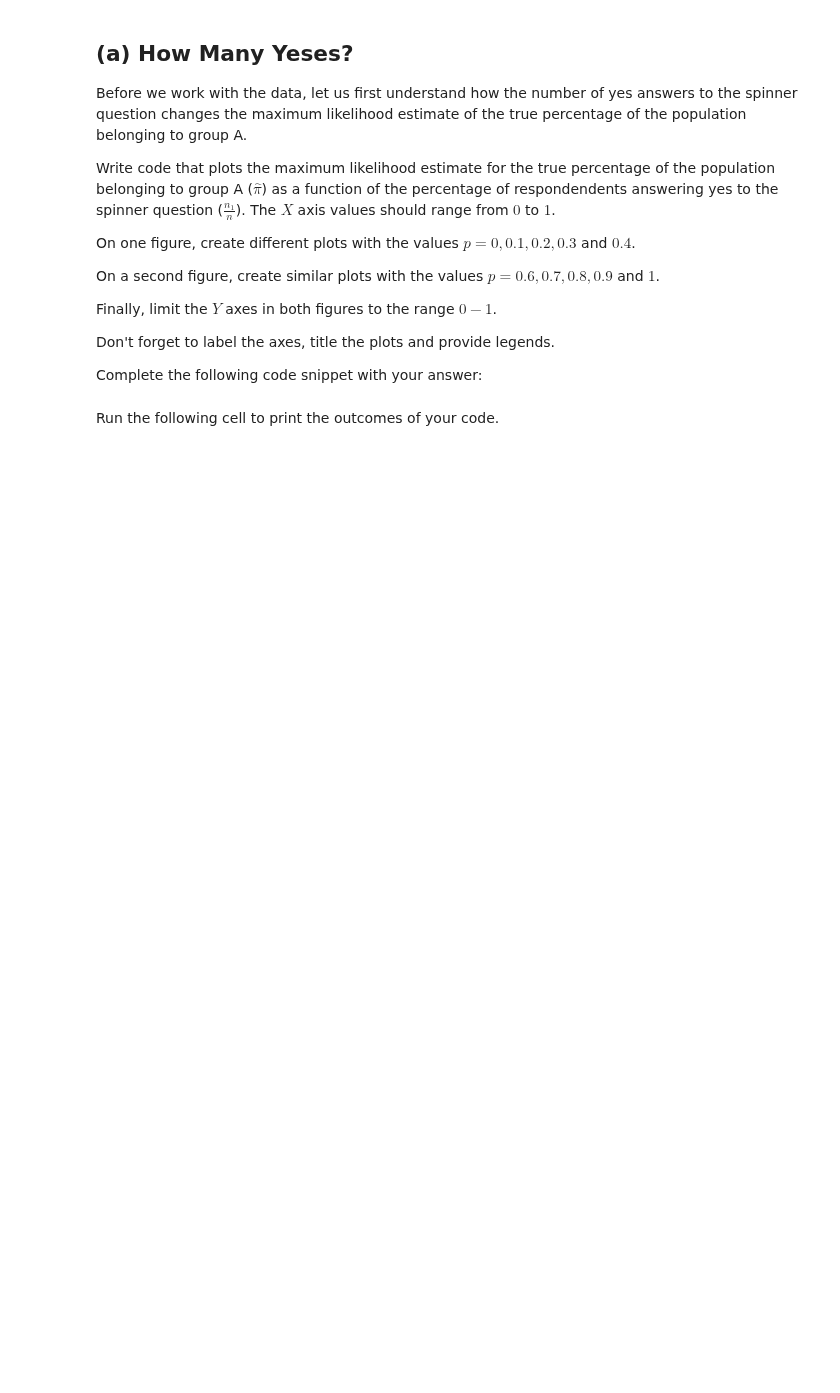
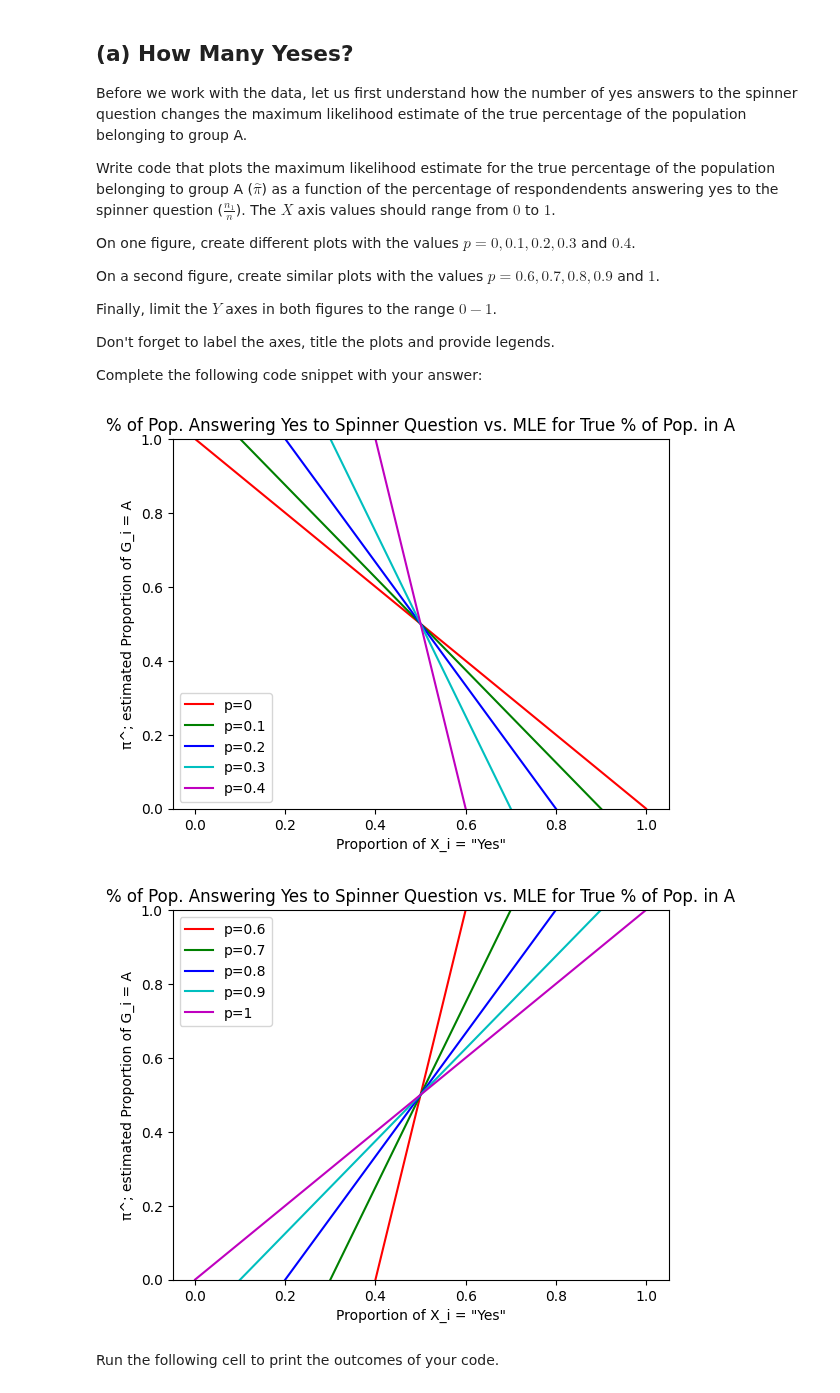
Before and after one commit to KJWesthoff/233LabTaskForce, a Jupyter notebook: lab1/Lab1.ipynb, the cells around one changed output. Saved outputs shown, nothing was run; the diff lists cells and outputs as text; code cells hidden in the pictures; blank space fills up the shorter version.

Commit message:
Create plots for 2a

```diff
--- a/lab1/Lab1.ipynb
+++ b/lab1/Lab1.ipynb
@@ -380,15 +371,42 @@ Don't forget to label the axes, title the plots and provide legends.
 
 Complete the following code snippet with your answer:
 # %%
-p2a_figure_1 = pyplot.figure();
 # Your solution goes here for p=0-0.4
-def p_hat(p,n,n_1):
-    term1 = n_1/(n*(2*p-1))
-    term2= (p-1)/(2*p-1)
-    return term1 + term2
+def pi_hat(p, n1_over_n):
+  # A bit hacky, we're calculating the function in
+  # terms of p and the proportion n_1 / n
+  term1 = n1_over_n / (2 * p - 1)
+  term2 = (p - 1) / (2 * p - 1)
+  return term1 + term2
 
-p2a_figure_2 = pyplot.figure();
+def create_plot(plot, p_vals, key_loc='lower left'):
+  colors = ['r', 'g', 'b', 'c', 'm', 'y', 'k', 'w']
+
+  x = numpy.linspace(0, 1, 50)
+  ax = plot.add_subplot(1, 1, 1)
+  ax.set_ylim([0, 1])
+
+  for p in p_vals:
+    y = pi_hat(p, x)
+    pyplot.plot(x, y, colors.pop(0), label=f'{p=}')
+
+  pyplot.legend(loc=key_loc)
+  pyplot.xlabel('Proportion of X_i = "Yes"')
+  pyplot.ylabel('π^; estimated Proportion of G_i = A')
+  pyplot.title('% of Pop. Answering Yes to Spinner Question vs. MLE for True % of Pop. in A')
+  pyplot.show()
+
+p_vals = [0, 0.1, 0.2, 0.3, 0.4]
+p2a_figure_1 = pyplot.figure()
+create_plot(p2a_figure_1, p_vals)
+
+p_vals = [0.6, 0.7, 0.8, 0.9, 1]
+p2a_figure_2 = pyplot.figure()
+create_plot(p2a_figure_2, p_vals, 'upper left')
 # Your solution goes here for p=0.6-1
+# %% [output]
+[figure, added]
+[figure, added]
 # %% [markdown]
 Run the following cell to print the outcomes of your code.
 # %%
```
Also changed, not shown: parts of 15 cells of this notebook.
